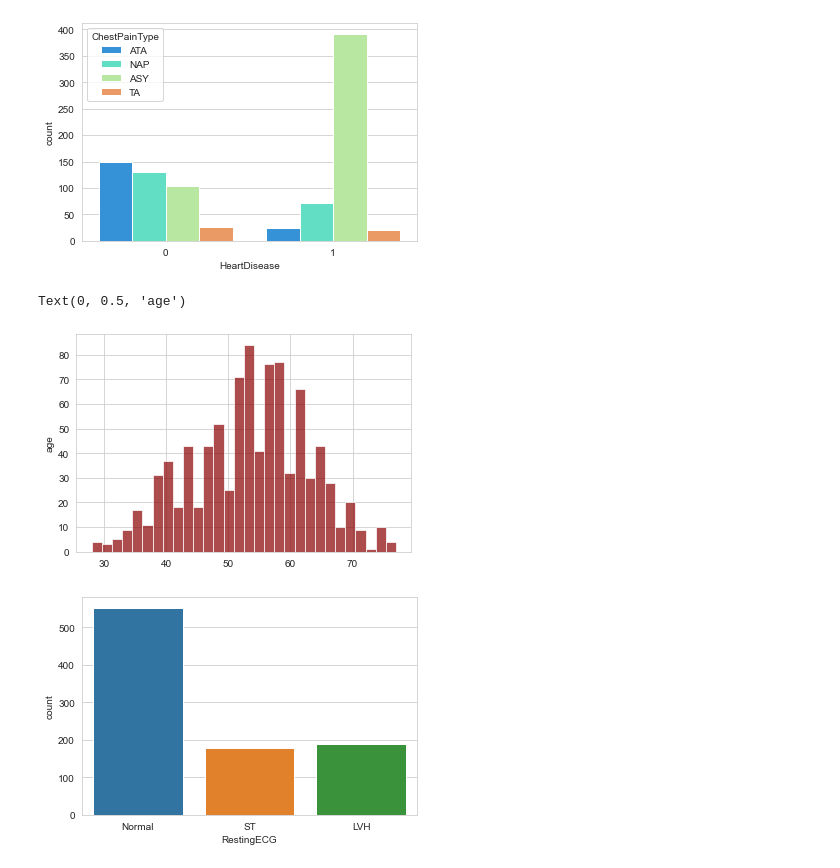
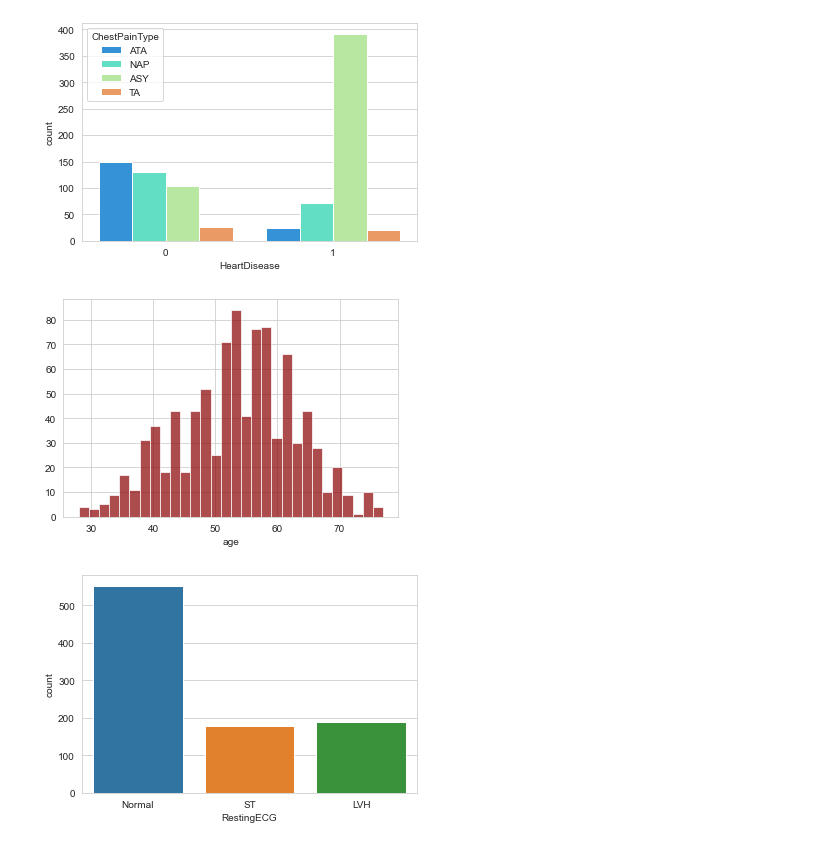
Before and after one commit to Panasak/Heart_Failure_Prediction_Classification_Project, a Jupyter notebook: EDA/EDA.ipynb, the cells around one changed output. Saved outputs shown, nothing was run; the diff lists cells and outputs as text; code cells hidden in the pictures.

```diff
--- a/EDA/EDA.ipynb
+++ b/EDA/EDA.ipynb
@@ -56,10 +56,10 @@ plt.savefig('chestpaintype.png')
 # %%
 # distribution of the age
 df['Age'].hist(bins=30,color='darkred',alpha=0.7)
-plt.ylabel('age')
+plt.xlabel('age')
+plt.savefig('age.png')
 # %% [output]
-Text(0, 0.5, 'age')
-[figure, old version]
+[figure, new version]
 # %%
 # a count plot of the resting electrocardiogram
 sns.countplot(x='RestingECG',data=df)
```
